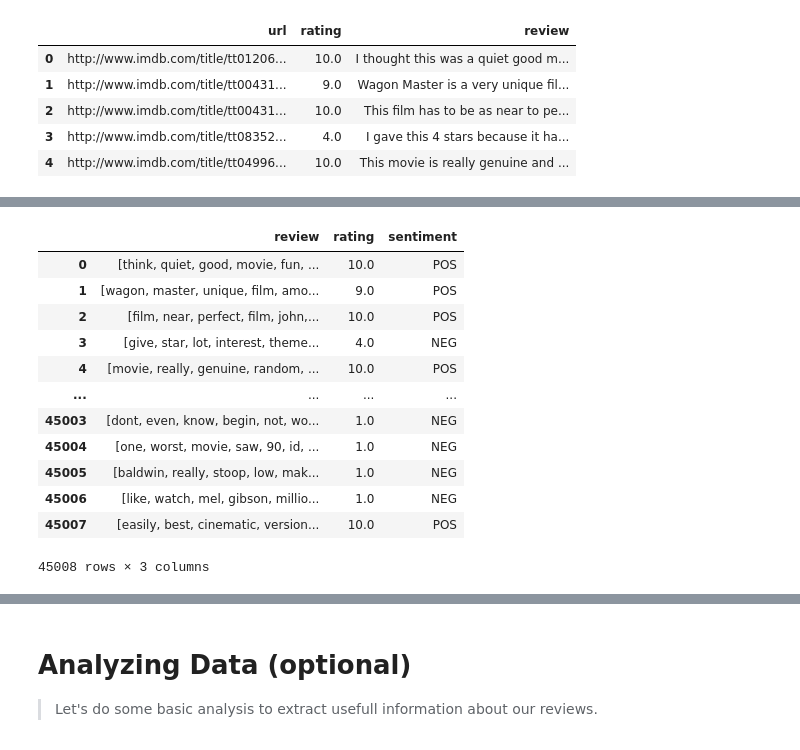
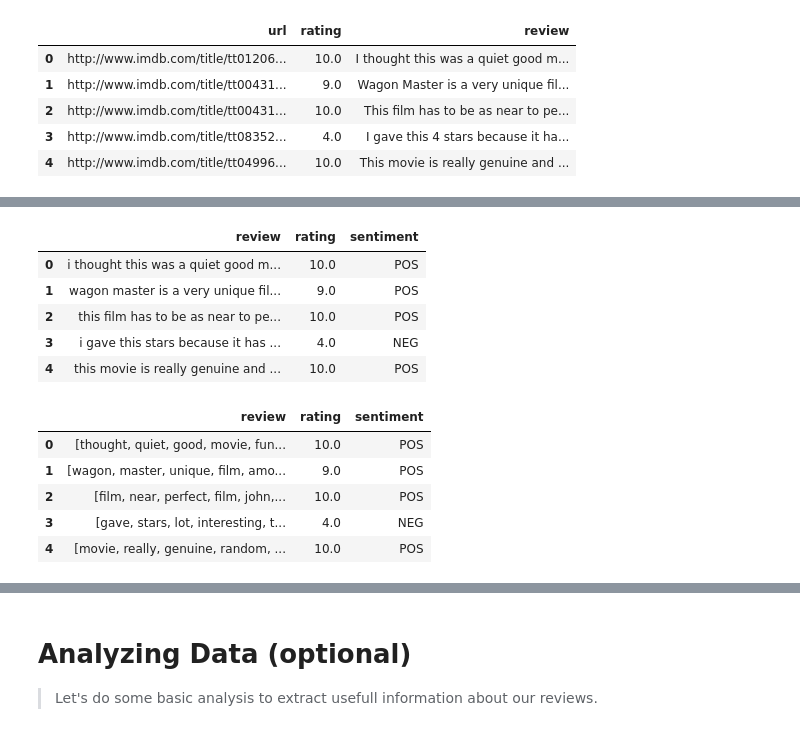
Before and after one commit to EliasEconomou/AI2-Natural-Language-Processing, a Jupyter notebook: Natural_Language_Processing_1.ipynb, the cells around one changed output, grey strips where cells are left out. Saved outputs shown, nothing was run; the diff lists cells and outputs as text; code cells hidden in the pictures.

Commit message:
preprocessing divided in functions

```diff
--- a/Natural_Language_Processing_1.ipynb
+++ b/Natural_Language_Processing_1.ipynb
@@ -156,16 +149,22 @@ lemmatisedDF = tokenisedDF.assign(review = tokenisedDF.review.apply(lambda x: le
-# %%
-lemmatisedDF
-# %% [output]
-|  | review | rating | sentiment |
-| 0 | [think, quiet, good, movie, fun, ... | 10.0 | POS |
-| 1 | [wagon, master, unique, film, amo... | 9.0 | POS |
-| 2 | [film, near, perfect, film, john,... | 10.0 | POS |
-| 3 | [give, star, lot, interest, theme... | 4.0 | NEG |
-| 4 | [movie, really, genuine, random, ... | 10.0 | POS |
-| ... | ... | ... | ... |
-| 45003 | [dont, even, know, begin, not, wo... | 1.0 | NEG |
-| 45004 | [one, worst, movie, saw, 90, id, ... | 1.0 | NEG |
-| 45005 | [baldwin, really, stoop, low, mak... | 1.0 | NEG |
-| 45006 | [like, watch, mel, gibson, millio... | 1.0 | NEG |
-| 45007 | [easily, best, cinematic, version... | 10.0 | POS |
-45008 rows × 3 columns
+# %%
+cleanedDF,StopWords = preprocess_dataframe(initDF)
+cleanedDF = pd.DataFrame(cleanedDF)
+cleanedDF.head()
+# %% [output]
+|  | review | rating | sentiment |
+| 0 | i thought this was a quiet good m... | 10.0 | POS |
+| 1 | wagon master is a very unique fil... | 9.0 | POS |
+| 2 | this film has to be as near to pe... | 10.0 | POS |
+| 3 | i gave this stars because it has ... | 4.0 | NEG |
+| 4 | this movie is really genuine and ... | 10.0 | POS |
+# %%
+tokenisedDF = tokenize_dataframe(cleanedDF,StopWords)
+tokenisedDF = pd.DataFrame(tokenisedDF)
+tokenisedDF.head()
+# %% [output]
+|  | review | rating | sentiment |
+| 0 | [thought, quiet, good, movie, fun... | 10.0 | POS |
+| 1 | [wagon, master, unique, film, amo... | 9.0 | POS |
+| 2 | [film, near, perfect, film, john,... | 10.0 | POS |
+| 3 | [gave, stars, lot, interesting, t... | 4.0 | NEG |
+| 4 | [movie, really, genuine, random, ... | 10.0 | POS |
```
Also changed, not shown: parts of 25 cells of this notebook.
